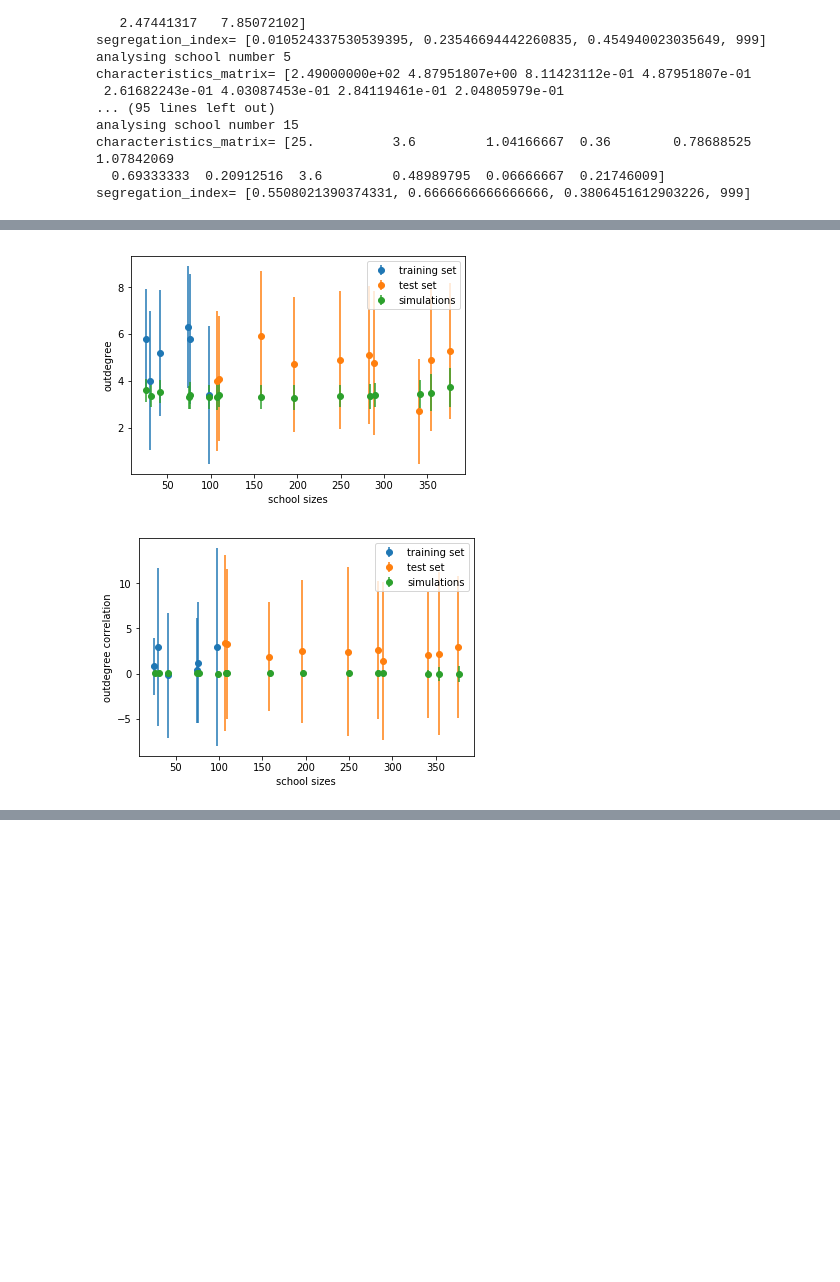
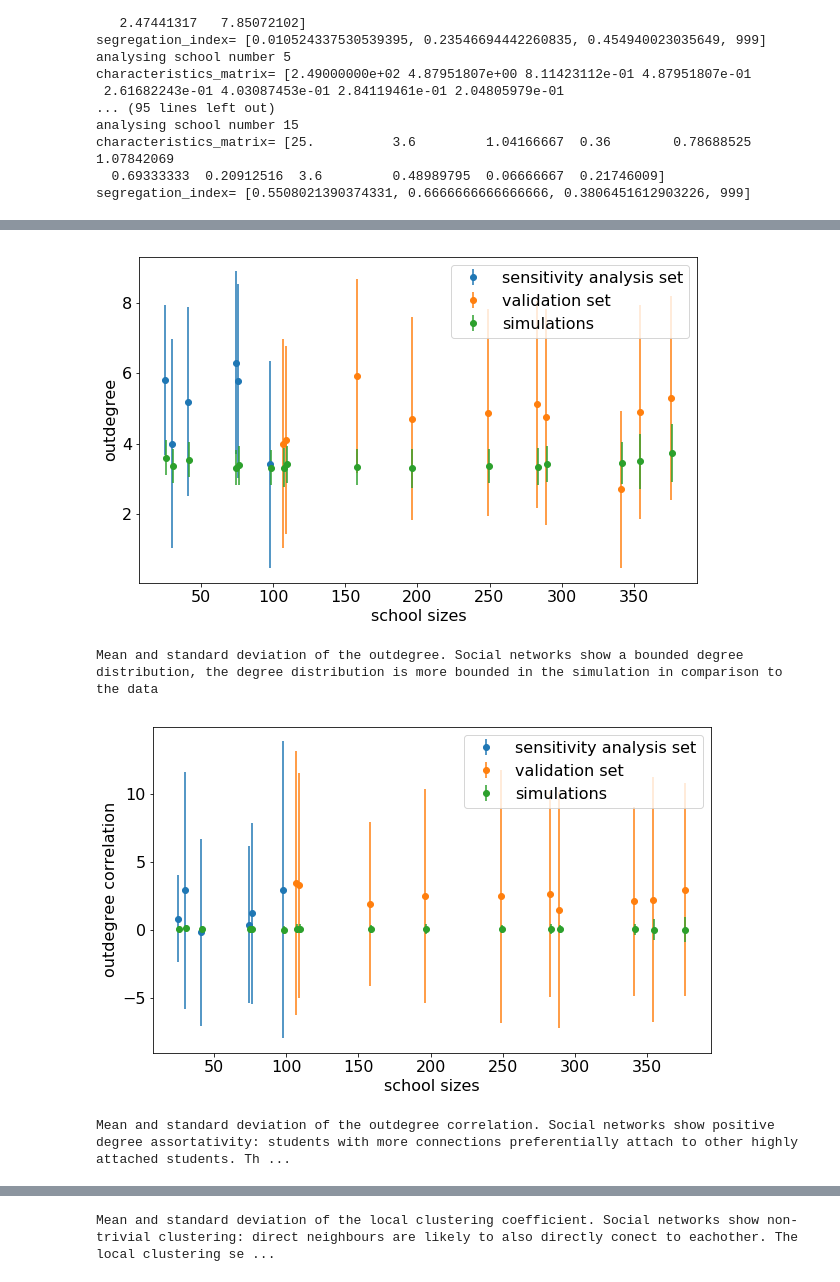
Before and after one commit to FlorisFok/ABM_network, a Jupyter notebook: Validation.ipynb, the cells around one changed output, grey strips where cells are left out. Saved outputs shown, nothing was run; the diff lists cells and outputs as text; code cells hidden in the pictures; blank space fills up the shorter version.

```diff
--- a/Validation.ipynb
+++ b/Validation.ipynb
@@ -345,18 +375,25 @@ correlation_std = np.array(correlation_std_ordered)
 # for the number of students add .5 to the simulated data to make plot readable
 n_students[2] = n_students[2]+np.ones(len(n_students[2]))/2
 # %%
+# make segregation plots
+# increase the font size
+plt.rcParams.update({'font.size': 16})
+
 # plot the sex segregation
-plt.scatter(n_students[0],list(segregation_ordered[0][:,0]),label="sensitivity set")
-plt.scatter(n_students[1],list(segregation_ordered[1][:,0]),label="validation")
+fig= plt.figure(figsize=(10,6))
+plt.scatter(n_students[0],list(segregation_ordered[0][:,0]),label="sensitivity analysis set")
+plt.scatter(n_students[1],list(segregation_ordered[1][:,0]),label="validation set")
 plt.scatter(n_students[2],list(segregation_ordered[2][:,0]),label="simulation")
 plt.xlabel("school sizes")
 plt.ylabel("sex  segregation")
 plt.legend()
 plt.show()
+print("Segregation of sexes (see formula {}). The sensitivity set are the six schools with less than 100 students used for ...")
 
 # plot the race segregation
-plt.scatter(n_students[0],list(segregation_ordered[0][:,1]),label="sensitivity set")
-plt.scatter(n_students[1],list(segregation_ordered[1][:,1]),label="validation")
+fig= plt.figure(figsize=(10,6))
+plt.scatter(n_students[0],list(segregation_ordered[0][:,1]),label="sensitivity analysis set")
+plt.scatter(n_students[1],list(segregation_ordered[1][:,1]),label="validation set")
 plt.scatter(n_students[2],list(segregation_ordered[2][:,1]),label="simulation")
 plt.xlabel("school sizes")
 plt.ylabel("race segregation")
@@ -364,8 +401,9 @@ plt.legend()
 plt.show()
 
 # plot the grade segregation
-plt.scatter(n_students[0],list(segregation_ordered[0][:,2]),label="sensitivity set")
-plt.scatter(n_students[1],list(segregation_ordered[1][:,2]),label="validation")
+fig= plt.figure(figsize=(10,6))
+plt.scatter(n_students[0],list(segregation_ordered[0][:,2]),label="sensitivity analysis set")
+plt.scatter(n_students[1],list(segregation_ordered[1][:,2]),label="validation set")
 plt.scatter(n_students[2],list(segregation_ordered[2][:,2]),label="simulation")
 plt.xlabel("school sizes")
 plt.ylabel("grade segregation")
@@ -378,21 +417,39 @@ plt.show()
 # %%
+# make network characteristics plots
 # plot the size of the school vs the outdegree
-plt.errorbar(n_students[0],degree[0],yerr=degree_std[0],fmt="o",label="training set")
-plt.errorbar(n_students[1],degree[1],yerr=degree_std[1],fmt="o",label="test set")
+fig= plt.figure(figsize=(10,6))
+plt.errorbar(n_students[0],degree[0],yerr=degree_std[0],fmt="o",label="sensitivity analysis set")
+plt.errorbar(n_students[1],degree[1],yerr=degree_std[1],fmt="o",label="validation set")
 plt.errorbar(n_students[2],degree[2],yerr=degree_std[2],fmt="o",label="simulations")
 plt.xlabel("school sizes")
 plt.ylabel("outdegree")
 plt.legend()
 plt.show()
+print("Mean and standard deviation of the outdegree. Social networks show a bounded degree distribution, the degree distribution is more bounded in the simulation in comparison to the data")
 
 # plot the size of the school vs the outdegree correlation
-plt.errorbar(n_students[0],correlation[0],yerr=correlation_std[0],fmt="o",label="training set")
-plt.errorbar(n_students[1],correlation[1],yerr=correlation_std[1],fmt="o",label="test set")
+fig= plt.figure(figsize=(10,6))
+plt.errorbar(n_students[0],correlation[0],yerr=correlation_std[0],fmt="o",label="sensitivity analysis set")
+plt.errorbar(n_students[1],correlation[1],yerr=correlation_std[1],fmt="o",label="validation set")
 plt.errorbar(n_students[2],correlation[2],yerr=correlation_std[2],fmt="o",label="simulations")
 plt.xlabel("school sizes")
 plt.ylabel("outdegree correlation")
 plt.legend()
 plt.show()
+print("Mean and standard deviation of the outdegree correlation. Social networks show positive degree assortativity: students with more connections preferentially attach to other highly attached students. The simulated outdegree correlation is lower but has especially much less variation compared to the school data.")
+
+# plot the size of the school vs the clustering coefficient
+fig= plt.figure(figsize=(10,6))
+plt.errorbar(n_students[0],clustering[0],yerr=clustering_std[0],fmt="o",label="sensitivity analysis set")
+plt.errorbar(n_students[1],clustering[1],yerr=clustering_std[1],fmt="o",label="validation set")
+plt.errorbar(n_students[2],clustering[2],yerr=clustering_std[2],fmt="o",label="simulations")
+plt.xlabel("school sizes")
+plt.ylabel("local clustering coefficient")
+plt.legend()
+plt.show()
+print("Mean and standard deviation of the local clustering coefficient. Social networks show non-trivial clustering: direct neighbours are likely to also directly conect to eachother. The local clustering seems too high in our model compared to school data")
 # %% [output]
-[figure, old version]
+[figure, new version]
+Mean and standard deviation of the outdegree. Social networks show a bounded degree distribution, the degree distribution is more bounded in the simulation in comparison to the data
-[figure, old version]
+[figure, new version]
+Mean and standard deviation of the outdegree correlation. Social networks show positive degree assortativity: students with more connections preferentially attach to other highly attached students. Th ...
@@ -398,0 +457 @@ plt.show()
+Mean and standard deviation of the local clustering coefficient. Social networks show non-trivial clustering: direct neighbours are likely to also directly conect to eachother. The local clustering se ...
```
Also changed, not shown: parts of 11 cells of this notebook, 1 other file.
